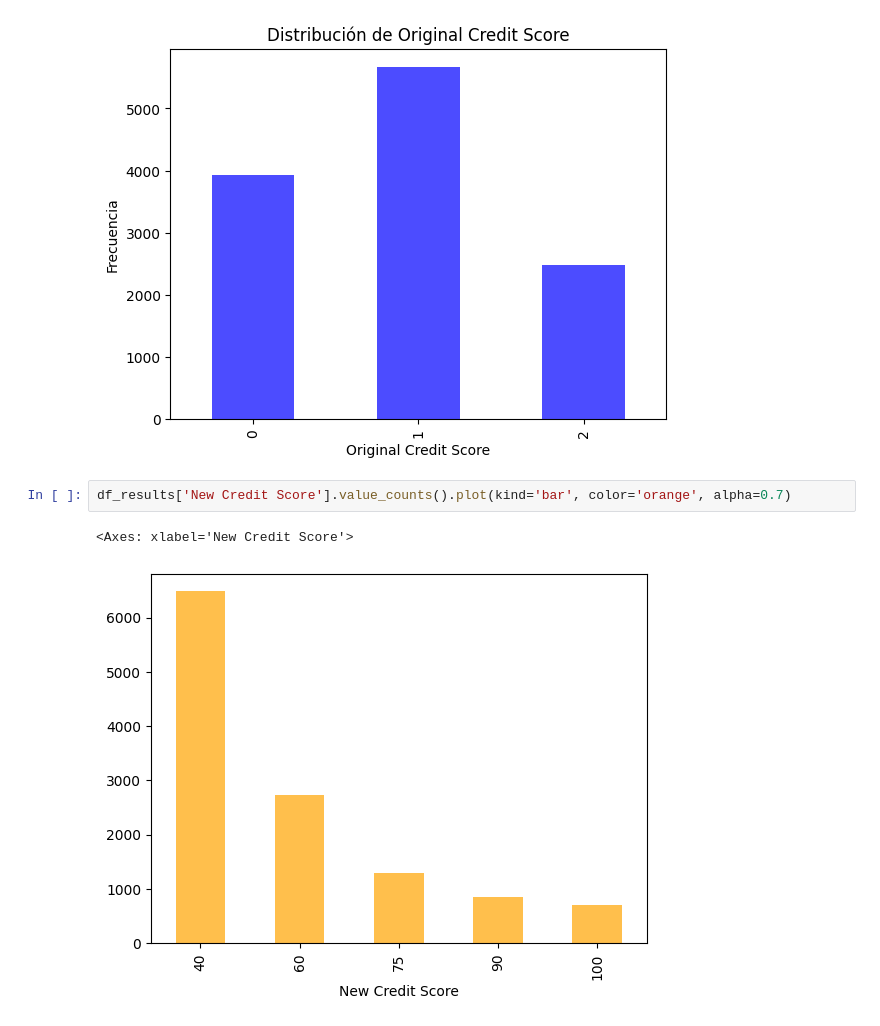
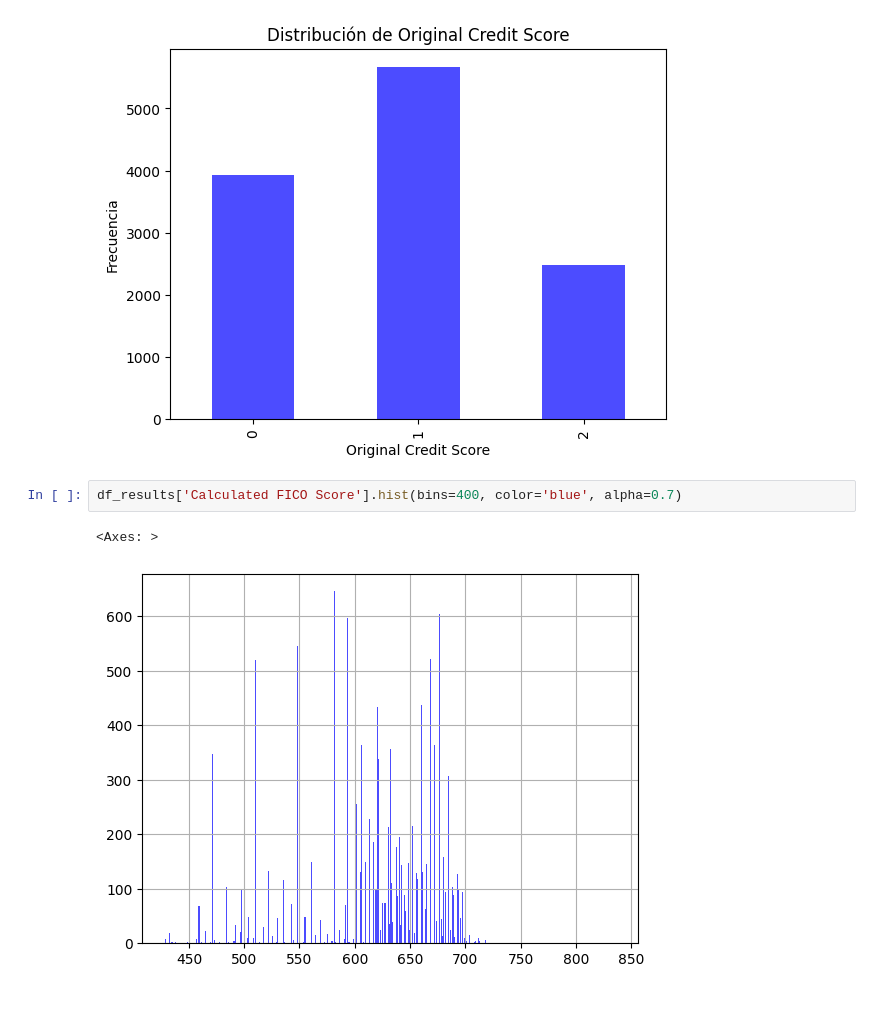
Before and after one commit to RenatoMendoza/CreditModel, a Jupyter notebook: Tests.ipynb, the cells around one changed output. Drawn from its saved outputs; the diff is of its cells as text.

```diff
--- a/Tests.ipynb
+++ b/Tests.ipynb
@@ -43,7 +43,7 @@ plt.show()
 # %% [output]
 [figure]
 # %%
-df_results['New Credit Score'].value_counts().plot(kind='bar', color='orange', alpha=0.7)
+df_results['Calculated FICO Score'].hist(bins=400, color='blue', alpha=0.7)
 # %% [output]
-<Axes: xlabel='New Credit Score'>
+<Axes: >
-[figure, old version]
+[figure, new version]
```
Also changed, not shown: parts of 1 cell of this notebook, 1 other file.
